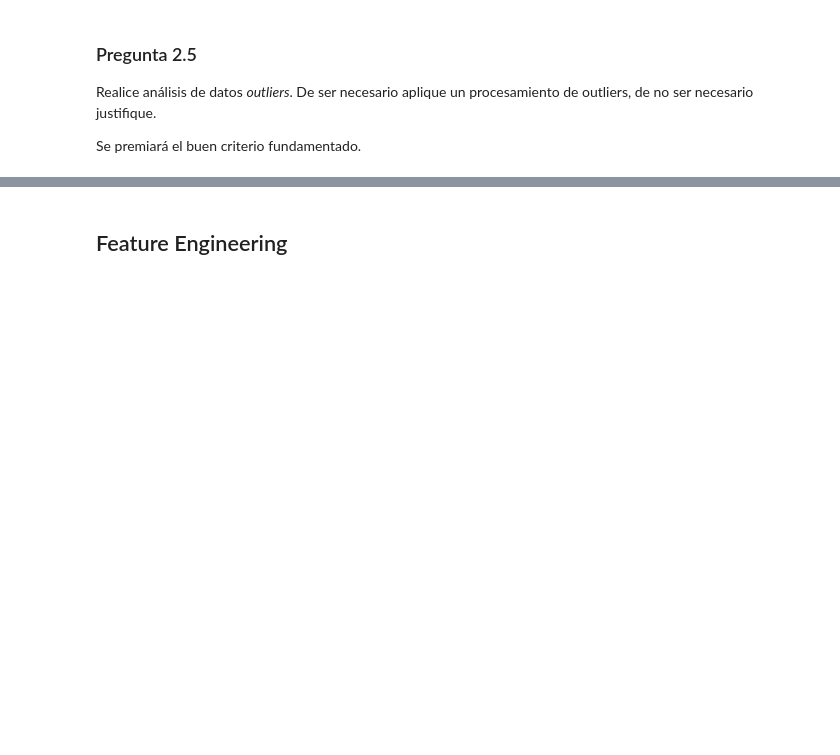
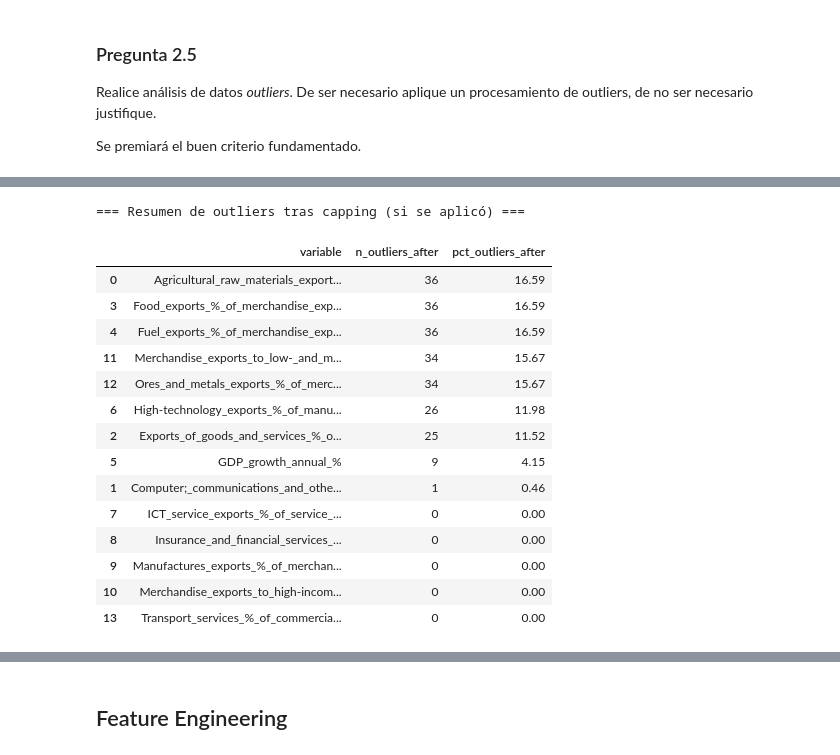
Before and after one commit to GabOqueli-16062022/Aplicaciones_Machine_Learning_economia, a Jupyter notebook: Tarea II/Tarea_2.ipynb, the cells around one changed output, grey strips where cells are left out. Drawn from its saved outputs; the diff is of its cells as text; code cells hidden in the pictures; blank space fills up the shorter version.

```diff
--- a/Tarea II/Tarea_2.ipynb
+++ b/Tarea II/Tarea_2.ipynb
@@ -1663,0 +1918,58 @@ Se premiará el buen criterio fundamentado.
+# %%
+# Decidir si imputar/capear outliers o mantenerlos
+#      Criterio: si el % de outliers es muy bajo (<5%), se aplicará winsorization (cap at fence).
+#      Si el % es moderado (5-15%), se capeará. Si es muy alto (>15%), no se recomienda capear
+#      y se dejan los valores, justificando que forman parte de la variabilidad real.
+
+# Copiar df_final para crear df_capped, donde winsorizamos/capeamos
+df_capped = df.copy()
+
+for row in outlier_df.itertuples():
+    col = row.variable
+    pct = row.pct_outliers
+    lower = row.lower_fence
+    upper = row.upper_fence
+
+    # Solo vamos a capear si el % de outliers < 15%
+    if pct < 15.0 and row.n_outliers > 0:
+        # Reemplazar valores < lower_fence por lower_fence; > upper_fence por upper_fence
+        df_capped[col] = df_capped[col].clip(lower=lower, upper=upper)
+    else:
+        # No capear si demasiados outliers o si no hay outliers.
+        # Mantener valores originales en este caso.
+        pass
+
+#  Verificar resumen tras capping: recalcular outliers en df_capped
+outlier_summary_after = []
+for col in num_cols_remaining:
+    series = df_capped[col]
+    mask_outlier, lower_fence, upper_fence = detect_outliers_iqr(series)
+    n_outliers = mask_outlier.sum()
+    pct_outliers = n_outliers / series.shape[0] * 100
+    outlier_summary_after.append({
+        "variable": col,
+        "n_outliers_after": n_outliers,
+        "pct_outliers_after": round(pct_outliers, 2)
+    })
+
+outlier_df_after = pd.DataFrame(outlier_summary_after).sort_values(by="pct_outliers_after", ascending=False)
+
+print("\n=== Resumen de outliers tras capping (si se aplicó) ===")
+display(outlier_df_after)
+# %% [output]
+=== Resumen de outliers tras capping (si se aplicó) ===
+|  | variable | n_outliers_after | pct_outliers_after |
+| 0 | Agricultural_raw_materials_export... | 36 | 16.59 |
+| 3 | Food_exports_%_of_merchandise_exp... | 36 | 16.59 |
+| 4 | Fuel_exports_%_of_merchandise_exp... | 36 | 16.59 |
+| 11 | Merchandise_exports_to_low-_and_m... | 34 | 15.67 |
+| 12 | Ores_and_metals_exports_%_of_merc... | 34 | 15.67 |
+| 6 | High-technology_exports_%_of_manu... | 26 | 11.98 |
+| 2 | Exports_of_goods_and_services_%_o... | 25 | 11.52 |
+| 5 | GDP_growth_annual_% | 9 | 4.15 |
+| 1 | Computer;_communications_and_othe... | 1 | 0.46 |
+| 7 | ICT_service_exports_%_of_service_... | 0 | 0.00 |
+| 8 | Insurance_and_financial_services_... | 0 | 0.00 |
+| 9 | Manufactures_exports_%_of_merchan... | 0 | 0.00 |
+| 10 | Merchandise_exports_to_high-incom... | 0 | 0.00 |
+| 13 | Transport_services_%_of_commercia... | 0 | 0.00 |
```
Also changed, not shown: parts of 16 cells of this notebook.
